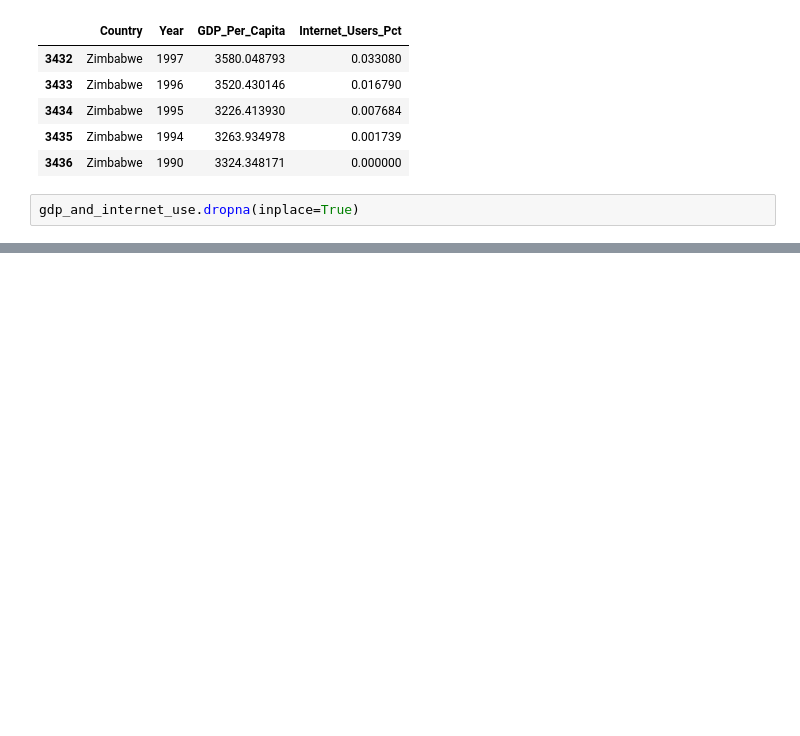
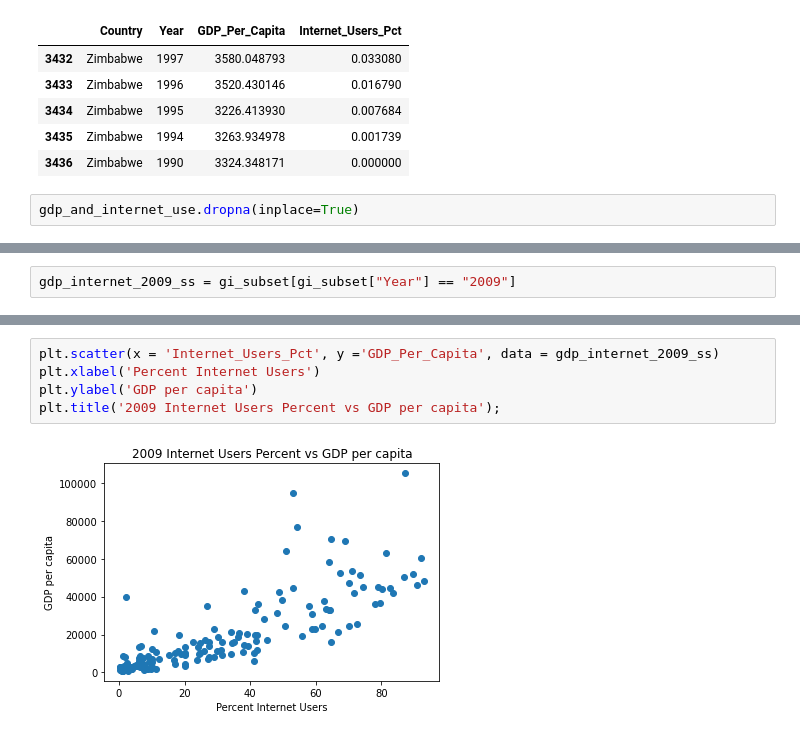
Before and after one commit to ripplesphere/dd3_gdp_internet, a Jupyter notebook: notebooks/un_data.ipynb, the cells around one changed output, grey strips where cells are left out. Drawn from its saved outputs; the diff is of its cells as text; blank space fills up the shorter version.

```diff
--- a/notebooks/un_data.ipynb
+++ b/notebooks/un_data.ipynb
@@ -137,0 +155,2 @@ gdp_and_internet_use.dropna(inplace=True)
+# %%
+gdp_internet_2009_ss = gi_subset[gi_subset["Year"] == "2009"]
@@ -137,0 +215,7 @@ gdp_and_internet_use.dropna(inplace=True)
+# %%
+plt.scatter(x = 'Internet_Users_Pct', y ='GDP_Per_Capita', data = gdp_internet_2009_ss)
+plt.xlabel('Percent Internet Users')
+plt.ylabel('GDP per capita')
+plt.title('2009 Internet Users Percent vs GDP per capita');
+# %% [output]
+[figure, added]
```
Also changed, not shown: parts of 19 cells of this notebook, 1 other file.
